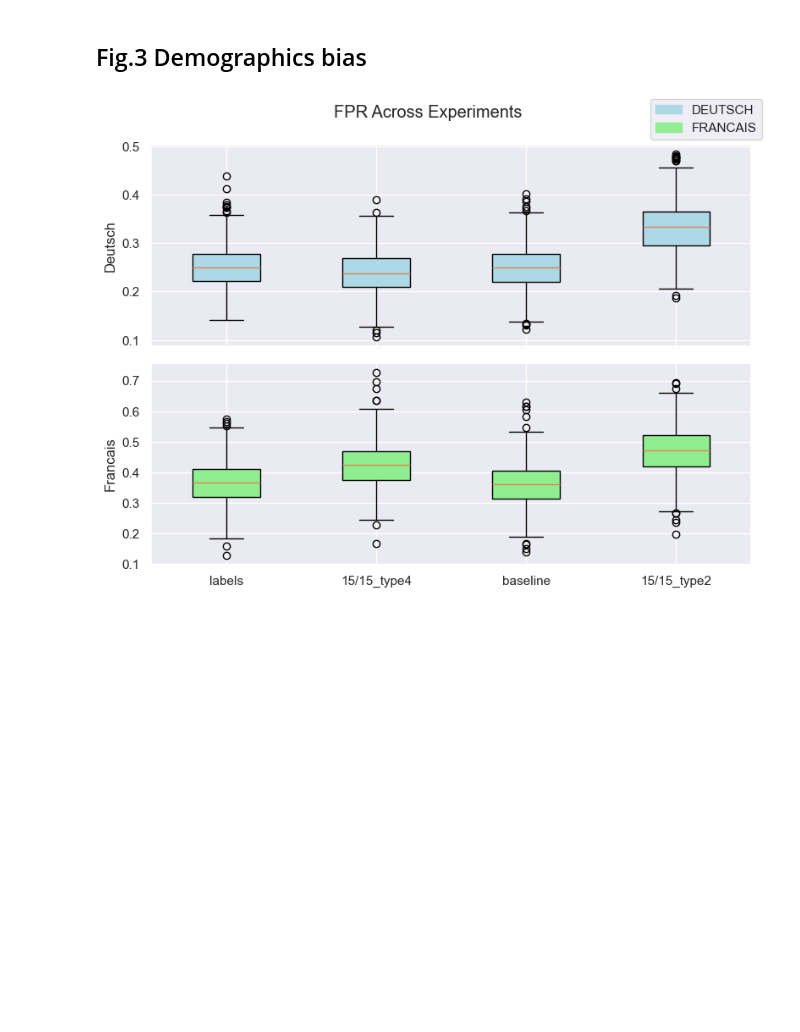
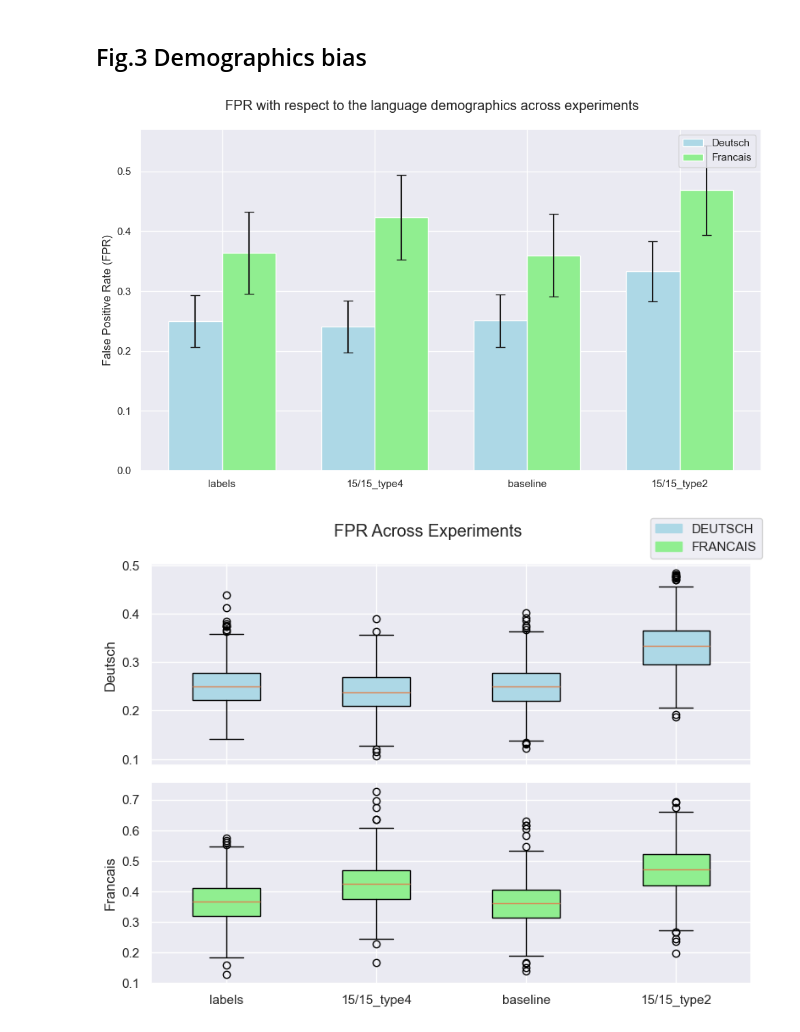
Before and after one commit to CS-433/ml-project-2-losmodelosmatemagicos, a Jupyter notebook: src/results_plots.ipynb, the cells around one changed output. Cells and saved outputs as stored; diff of their text form; code cells hidden in the pictures; blank space fills up the shorter version.

```diff
--- a/src/results_plots.ipynb
+++ b/src/results_plots.ipynb
@@ -359,6 +361,44 @@ for name, path in experiments.items():
     test = conconate_test_fold(results)
     metrics_demo[name] = {} # Initialize an empty dictionary
     metrics_demo[name]["Deutsch"], metrics_demo[name]["Francais"] = calculate_fpr_tpr_by_demographic(test["y_real"], test["y_pred"], test["language"], only_fpr=True, two_languages=True)
+# %%
+def plot_grouped_bar_plots(metrics, metrics_to_plot, title, y_label, colors, file_name=None):
+    n_experiments = len(metrics)
+
+    fig, ax = plt.subplots(figsize=(10, 6))
+    fig.suptitle(title)
+
+    bar_width = 0.35
+    # Positions of the left bar-boundaries
+    bar_l = [i + 1 for i in range(n_experiments)]
+    # Positions of the x-axis ticks (center of the bars as bar labels)
+    tick_pos = [i + (bar_width / 2) for i in bar_l]
+
+    # Creating bar plots for the given metrics
+    for i, (metric, color) in enumerate(zip(metrics_to_plot, colors)):
+        # Calculate the mean and standard deviation for each experiment
+        values = [np.mean(exp_metrics[metric]) for exp_metrics in metrics.values()]
+        std_dev = [np.std(exp_metrics[metric]) for exp_metrics in metrics.values()]
+
+        ax.bar([l + (i * bar_width) for l in bar_l], values, width=bar_width,capsize=5, color=color, align='center', yerr=std_dev, label=metric)
+
+    # Set the y-axis label
+    ax.set_ylabel(y_label)
+
+    # Set the x-axis labels
+    ax.set_xticks(tick_pos)
+    ax.set_xticklabels(metrics.keys())
+
+    # Adding the legend and showing the plot
+    ax.legend(loc='upper right')
+    plt.tight_layout()
+    if file_name != None:
+        plt.savefig(file_name, dpi=600)
+    plt.show()
+# %%
+plot_grouped_bar_plots(metrics_demo, ["Deutsch", "Francais"], 'FPR with respect to the language demographics across experiments', 'False Positive Rate (FPR)', ["lightblue", "lightgreen"])#, file_name='FPR_language.png')
+# %% [output]
+[figure, added]
 # %%
 plot_box_plots(metrics_demo, ["Deutsch", "Francais"], 'FPR Across Experiments', ['Deutsch', 'Francais'], ["lightblue", "lightgreen"])
 # %% [output]
```
Also changed, not shown: parts of 3 cells of this notebook, 2 other files.
